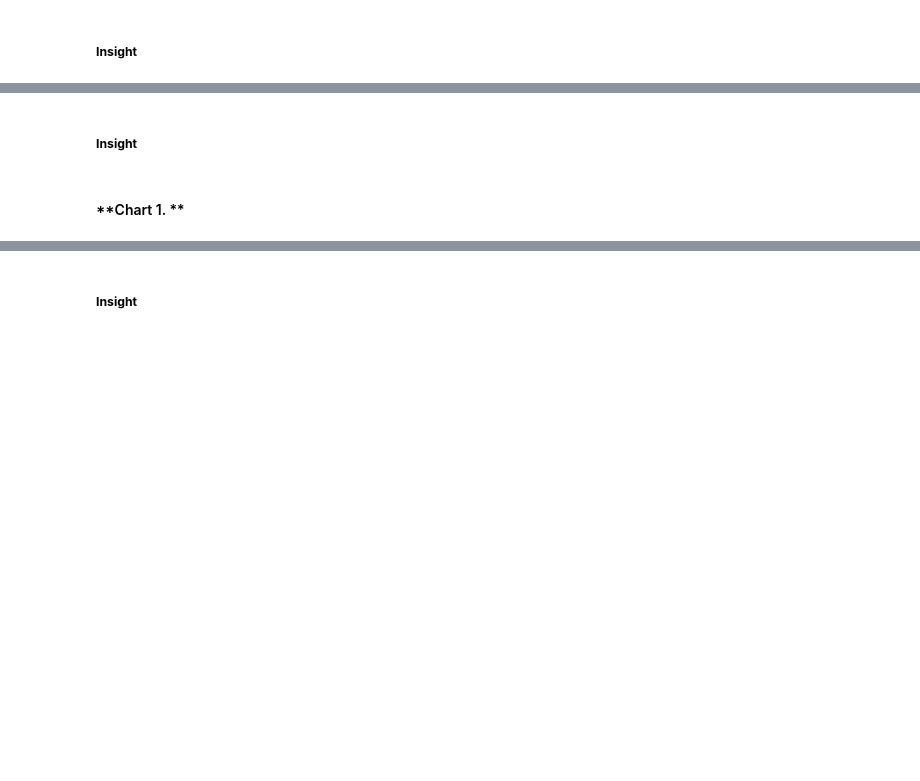
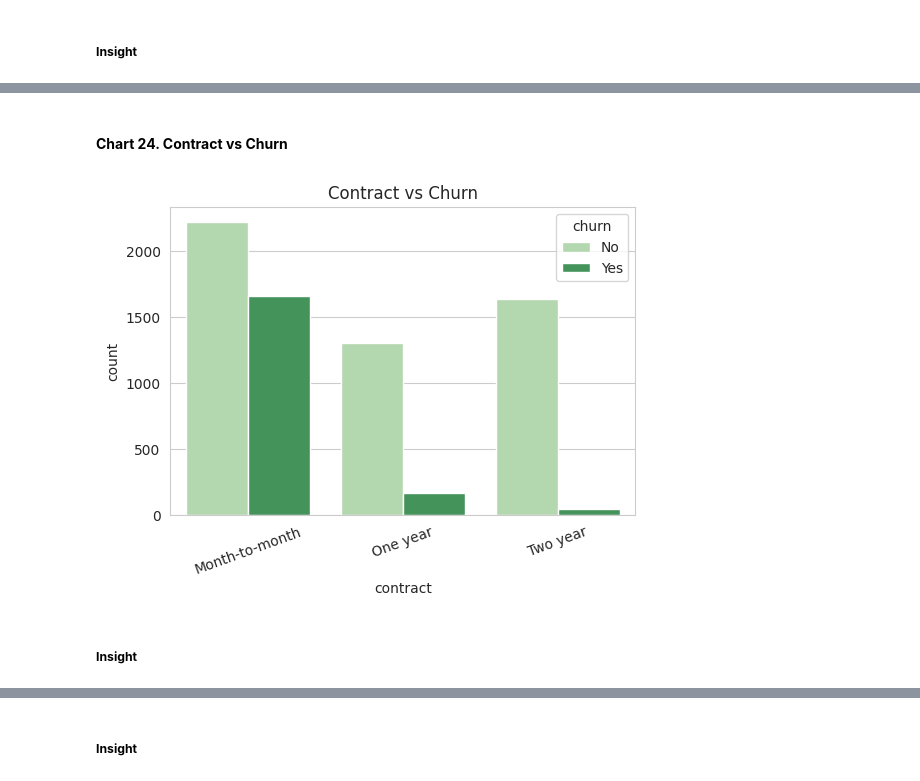
Before and after one commit to Sagarjain93/Machine-Learning-Portfolio, a Jupyter notebook: 03_ML_Practice/Customer_Churn_In_Telecom/Customer_Churn_Telecom.ipynb, the cells around one changed output, grey strips where cells are left out. Cells and saved outputs as stored; diff of their text form; code cells hidden in the pictures; blank space fills up the shorter version.

```diff
--- a/03_ML_Practice/Customer_Churn_In_Telecom/Customer_Churn_Telecom.ipynb
+++ b/03_ML_Practice/Customer_Churn_In_Telecom/Customer_Churn_Telecom.ipynb
@@ -896,4 +975,13 @@ plt.show()
+# %% [markdown]
+#### **Chart 24. Contract vs Churn**
+# %%
+# Chart No. 24 – Contract vs Churn
+plt.figure(figsize=(6,4))
+sns.countplot(x='contract', hue='churn', data=df, palette='Greens')
+plt.title("Contract vs Churn")
+plt.xticks(rotation=20)
+plt.show()
+# %% [output]
+[figure, added]
 # %% [markdown]
 ##### **Insight**
-# %% [markdown]
-#### **Chart 1.  **
```
Also changed, not shown: parts of 44 cells of this notebook.
